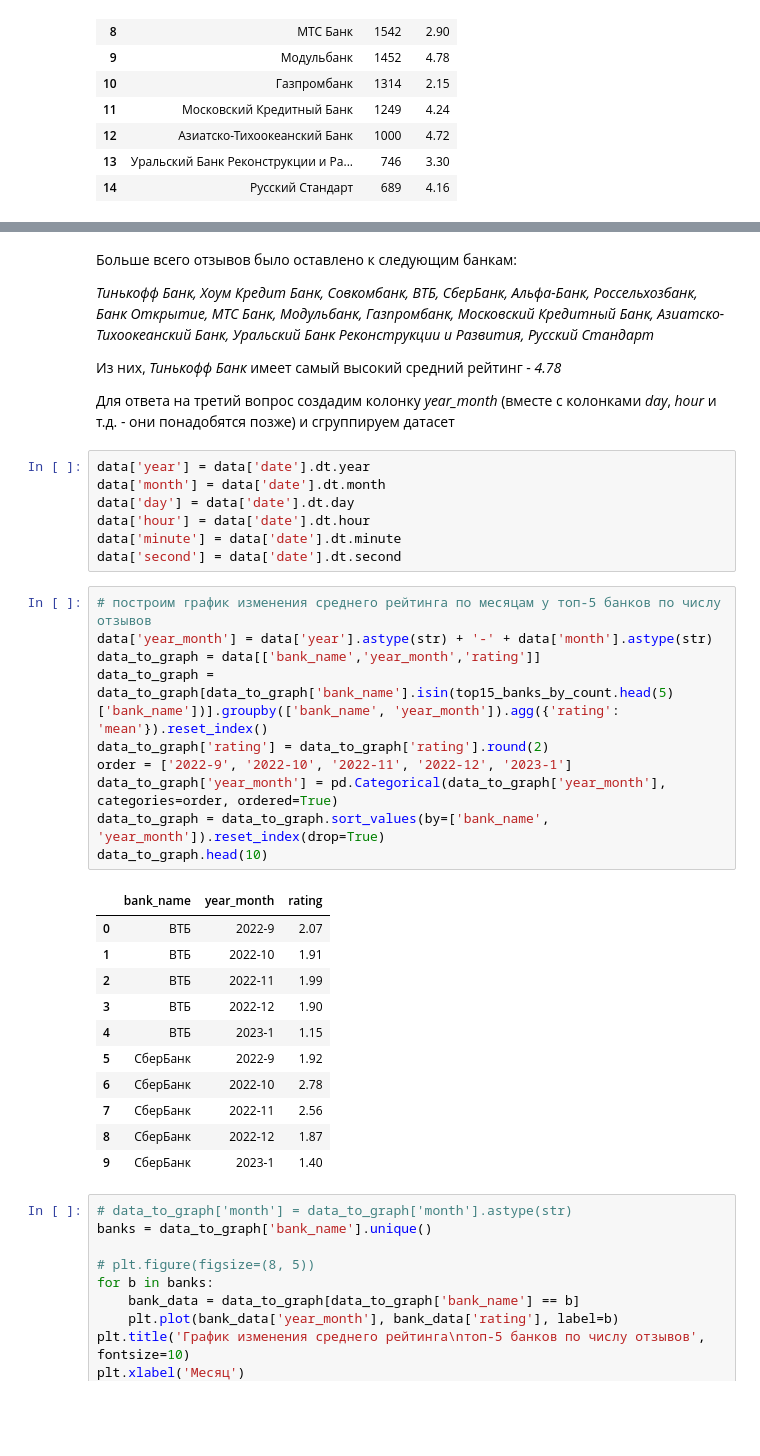
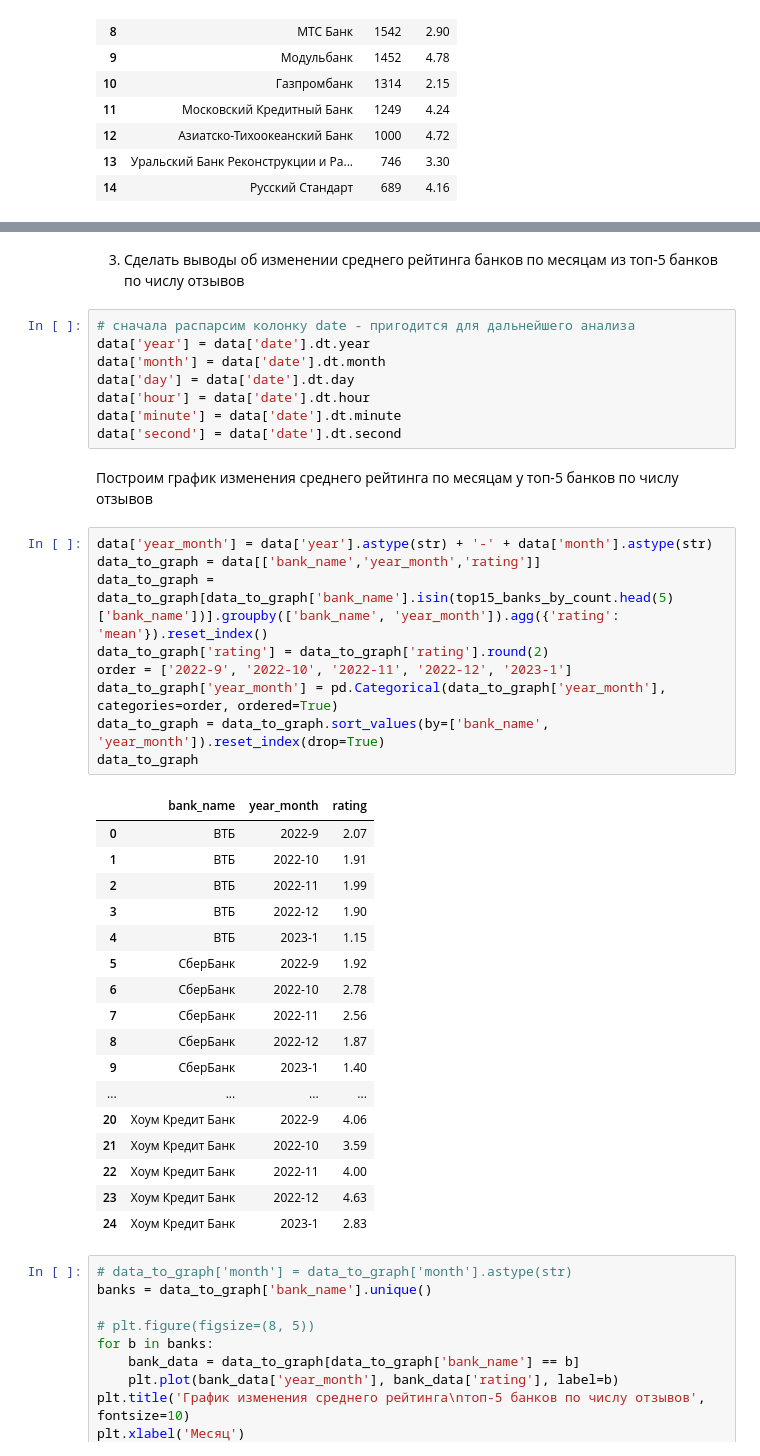
Before and after one commit to maykorablina/test-task-sber-ds-nlp, a Jupyter notebook: test_task.ipynb, the cells around one changed output, grey strips where cells are left out. Drawn from its saved outputs; the diff is of its cells as text; blank space fills up the shorter version.

```diff
--- a/test_task.ipynb
+++ b/test_task.ipynb
@@ -118,42 +125,44 @@ top1_bank_by_rating
 |  | bank_name | count | rating |
 | 0 | Тинькофф Банк | 44852 | 4.78 |
 # %% [markdown]
-Больше всего отзывов было оставлено к следующим банкам:
-
-*Тинькофф Банк, Хоум Кредит Банк, Совкомбанк, ВТБ, СберБанк, Альфа-Банк, Россельхозбанк, Банк Открытие, МТС Банк, Модульбанк, Газпромбанк, Московский Кредитный Банк, Азиатско-Тихоокеанский Банк, Уральский Банк Реконструкции и Развития, Русский Стандарт*
-
-Из них, *Тинькофф Банк* имеет самый высокий средний рейтинг - *4.78*
-
-Для ответа на третий вопрос создадим колонку *year_month* (вместе с колонками *day*, *hour* и т.д. - они понадобятся позже) и сгруппируем датасет
+3. Сделать выводы об изменении среднего рейтинга банков по месяцам из топ-5 банков по числу отзывов
 # %%
+# сначала распарсим колонку date - пригодится для дальнейшего анализа
 data['year'] = data['date'].dt.year
 data['month'] = data['date'].dt.month
 data['day'] = data['date'].dt.day
 data['hour'] = data['date'].dt.hour
 data['minute'] = data['date'].dt.minute
 data['second'] = data['date'].dt.second
+# %% [markdown]
+Построим график изменения среднего рейтинга по месяцам у топ-5 банков по числу отзывов
 # %%
-# построим график изменения среднего рейтинга по месяцам у топ-5 банков по числу отзывов
 data['year_month'] = data['year'].astype(str) + '-' + data['month'].astype(str)
 data_to_graph = data[['bank_name','year_month','rating']]
 data_to_graph = data_to_graph[data_to_graph['bank_name'].isin(top15_banks_by_count.head(5)['bank_name'])].groupby(['bank_name', 'year_month']).agg({'rating': 'mean'}).reset_index()
 data_to_graph['rating'] = data_to_graph['rating'].round(2)
 order = ['2022-9', '2022-10', '2022-11', '2022-12', '2023-1']
 data_to_graph['year_month'] = pd.Categorical(data_to_graph['year_month'], categories=order, ordered=True)
 data_to_graph = data_to_graph.sort_values(by=['bank_name', 'year_month']).reset_index(drop=True)
-data_to_graph.head(10)
+data_to_graph
 # %% [output]
 |  | bank_name | year_month | rating |
 | 0 | ВТБ | 2022-9 | 2.07 |
 | 1 | ВТБ | 2022-10 | 1.91 |
 | 2 | ВТБ | 2022-11 | 1.99 |
 | 3 | ВТБ | 2022-12 | 1.90 |
 | 4 | ВТБ | 2023-1 | 1.15 |
 | 5 | СберБанк | 2022-9 | 1.92 |
 | 6 | СберБанк | 2022-10 | 2.78 |
 | 7 | СберБанк | 2022-11 | 2.56 |
 | 8 | СберБанк | 2022-12 | 1.87 |
 | 9 | СберБанк | 2023-1 | 1.40 |
+| ... | ... | ... | ... |
+| 20 | Хоум Кредит Банк | 2022-9 | 4.06 |
+| 21 | Хоум Кредит Банк | 2022-10 | 3.59 |
+| 22 | Хоум Кредит Банк | 2022-11 | 4.00 |
+| 23 | Хоум Кредит Банк | 2022-12 | 4.63 |
+| 24 | Хоум Кредит Банк | 2023-1 | 2.83 |
 # %%
 # data_to_graph['month'] = data_to_graph['month'].astype(str)
 banks = data_to_graph['bank_name'].unique()
```
Also changed, not shown: parts of 40 cells of this notebook.
